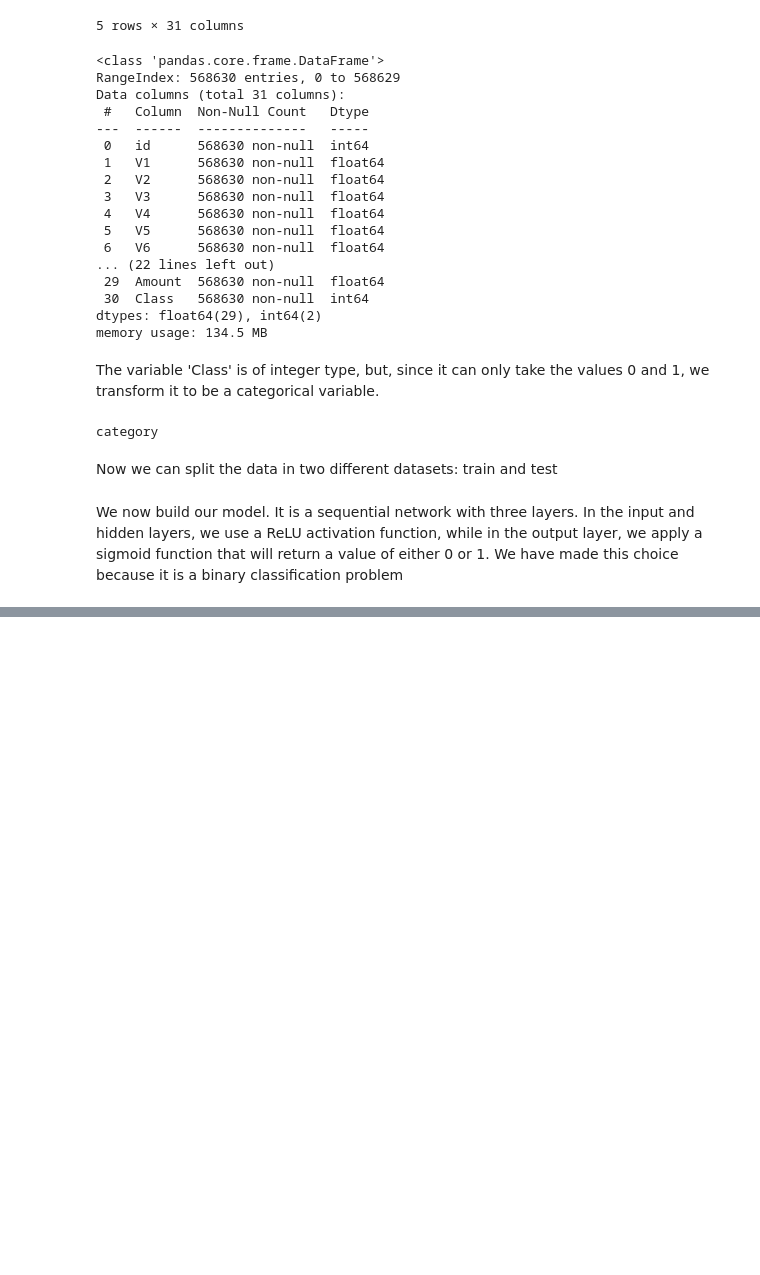
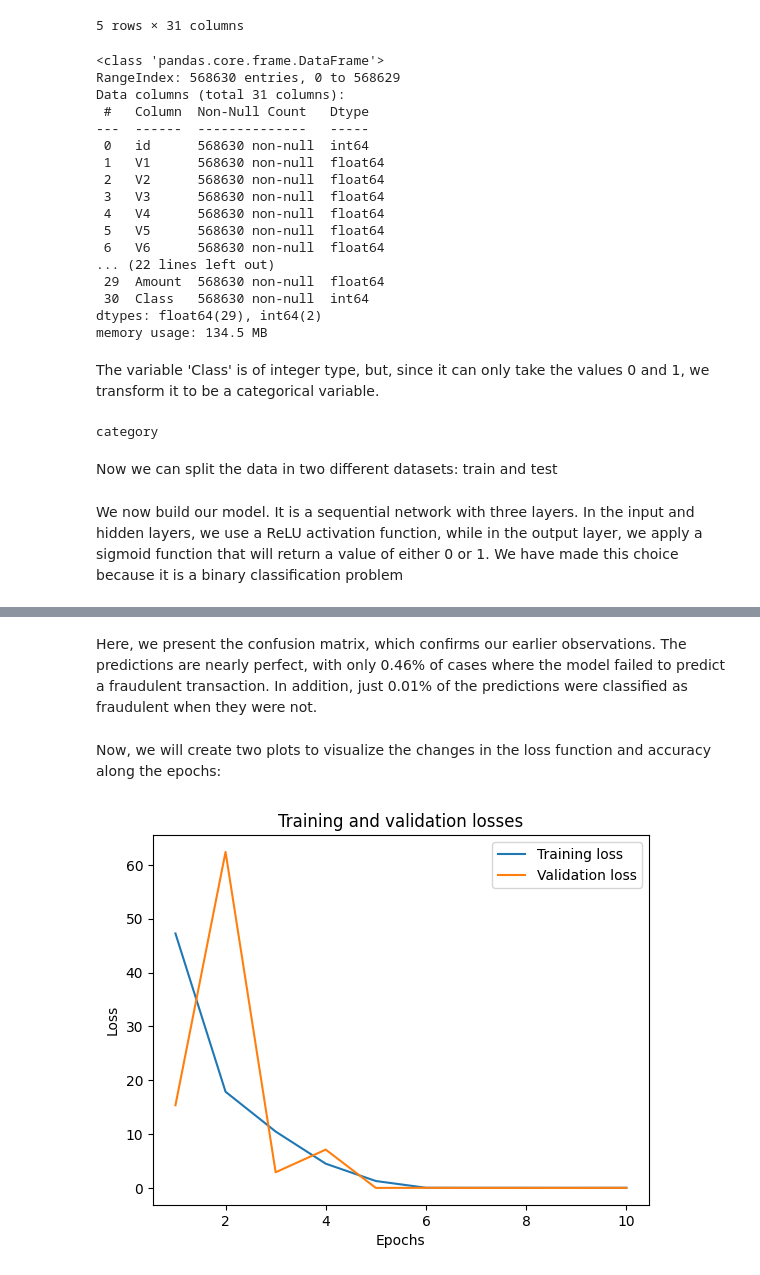
Before and after one commit to K3nse1/Data-science-projects, a Jupyter notebook: creditcard.ipynb, the cells around one changed output, grey strips where cells are left out. Drawn from its saved outputs; the diff is of its cells as text; code cells hidden in the pictures; blank space fills up the shorter version.

```diff
--- a/creditcard.ipynb
+++ b/creditcard.ipynb
@@ -122,0 +128,17 @@ predictions = model.predict(x_test)
+# %% [markdown]
+Here, we present the confusion matrix, which confirms our earlier observations. The predictions are nearly perfect, with only 0.46% of cases where the model failed to predict a fraudulent transaction. In addition, just 0.01% of the predictions were classified as fraudulent when they were not.
+# %% [markdown]
+Now, we will create two plots to visualize the changes in the loss function and accuracy along the epochs:
+# %%
+epoch_range = np.arange (1, history.epoch [-1] + 2)
+train_loss = history.history["loss"]
+val_loss = history.history["val_loss"]
+
+plt.plot (epoch_range, train_loss, label = "Training loss")
+plt.plot (epoch_range, val_loss, label = "Validation loss")
+plt.title ("Training and validation losses")
+plt.xlabel ("Epochs")
+plt.ylabel ("Loss")
+plt.legend();
+# %% [output]
+[figure, added]
```
Also changed, not shown: parts of 9 cells of this notebook.
